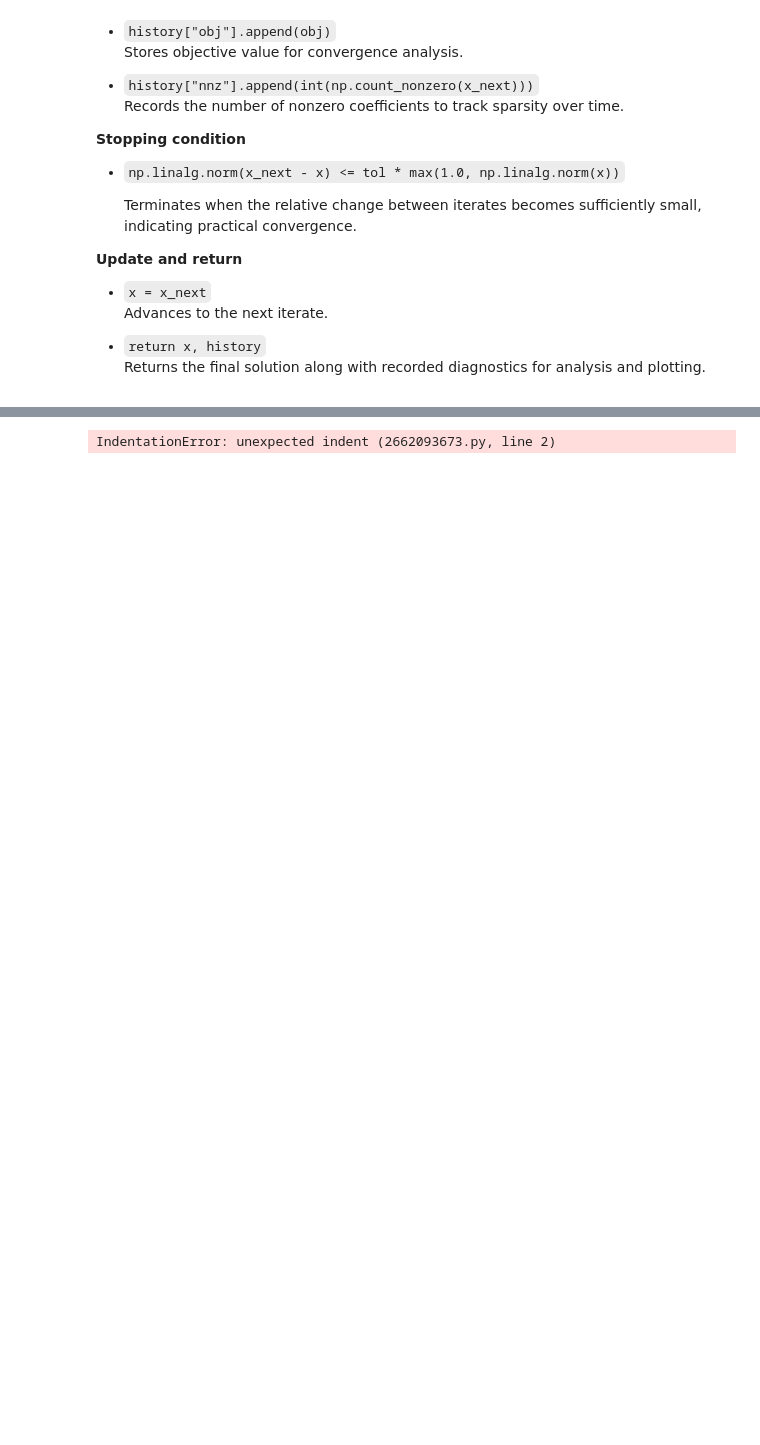
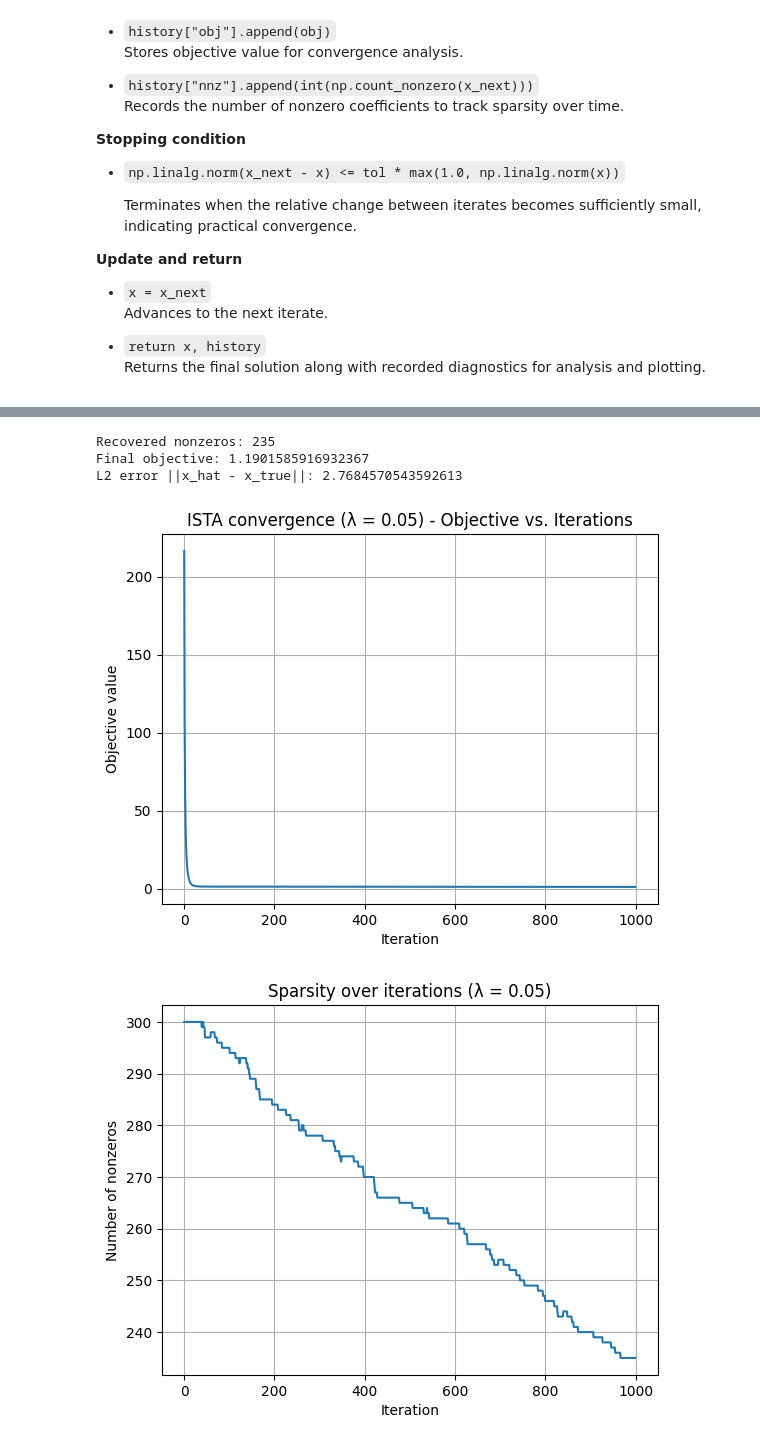
Before and after one commit to Avin-mo/LASSO-proximal-gradient-method, a Jupyter notebook: LASSO.ipynb, the cells around one changed output, grey strips where cells are left out. Saved outputs shown, nothing was run; the diff lists cells and outputs as text; code cells hidden in the pictures; blank space fills up the shorter version.

Commit message:
main function added

```diff
--- a/LASSO.ipynb
+++ b/LASSO.ipynb
@@ -386,12 +386,3 @@ def ista(A, b, lam, max_iter=500, tol=1e-6):
 
 - `return x, history`
   Returns the final solution along with recorded diagnostics for analysis and plotting.
-# %%
-A, b, x_true = make_synthetic_data()
-
-lam = 0.05
-x_hat, hist = ista(A, b, lam, max_iter=1000)
-
-print("Recovered nonzeros:", np.count_nonzero(x_hat))
-print("Final objective:", hist["obj"][-1])
-print("L2 error:", np.linalg.norm(x_hat - x_true))
@@ -402,5 +408,15 @@ L2 error: 2.7684570543592613
 # %%
-# ---- Plot 1: Objective value ----
+if __name__ == "__main__":
+    A, b, x_true = make_synthetic_data(m=120, n=300, k=15, noise_std=0.01, seed=0)
+
+    lam = 0.05
+    x_hat, hist = ista(A, b, lam, max_iter=1000)
+
+    print("Recovered nonzeros:", np.count_nonzero(x_hat))
+    print("Final objective:", hist["obj"][-1])
+    print("L2 error ||x_hat - x_true||:", np.linalg.norm(x_hat - x_true))
+
+    # ---- Plot 1: Objective value ----
     plt.figure()
     plt.plot(hist["obj"])
     plt.xlabel("Iteration")
@@ -432,31 +448,35 @@ L2 error: 2.7684570543592613
 
 
     # ---- Plot 4: lambda sweep ----
     lams = [0.005, 0.01, 0.02, 0.05, 0.1, 0.2]
     final_nnz = []
     final_err = []
 
     for lam_i in lams:
         x_hat_i, hist_i = ista(A, b, lam_i, max_iter=2000)
         final_nnz.append(np.count_nonzero(x_hat_i))
         final_err.append(np.linalg.norm(x_hat_i - x_true))
 
     plt.figure()
     plt.plot(lams, final_nnz, marker='o')
     plt.xscale("log")
     plt.xlabel("λ")
     plt.ylabel("Final number of nonzeros")
     plt.title("Sparsity vs λ")
     plt.grid(True)
     plt.show()
 
     plt.figure()
     plt.plot(lams, final_err, marker='o')
     plt.xscale("log")
     plt.xlabel("λ")
     plt.ylabel("||x_hat - x_true||_2")
     plt.title("Recovery error vs λ")
     plt.grid(True)
     plt.show()
 # %% [output]
-IndentationError: unexpected indent (2662093673.py, line 2)
+Recovered nonzeros: 235
+Final objective: 1.1901585916932367
+L2 error ||x_hat - x_true||: 2.7684570543592613
+[figure, added]
+[figure, added]
```
Also changed, not shown: parts of 3 cells of this notebook.
